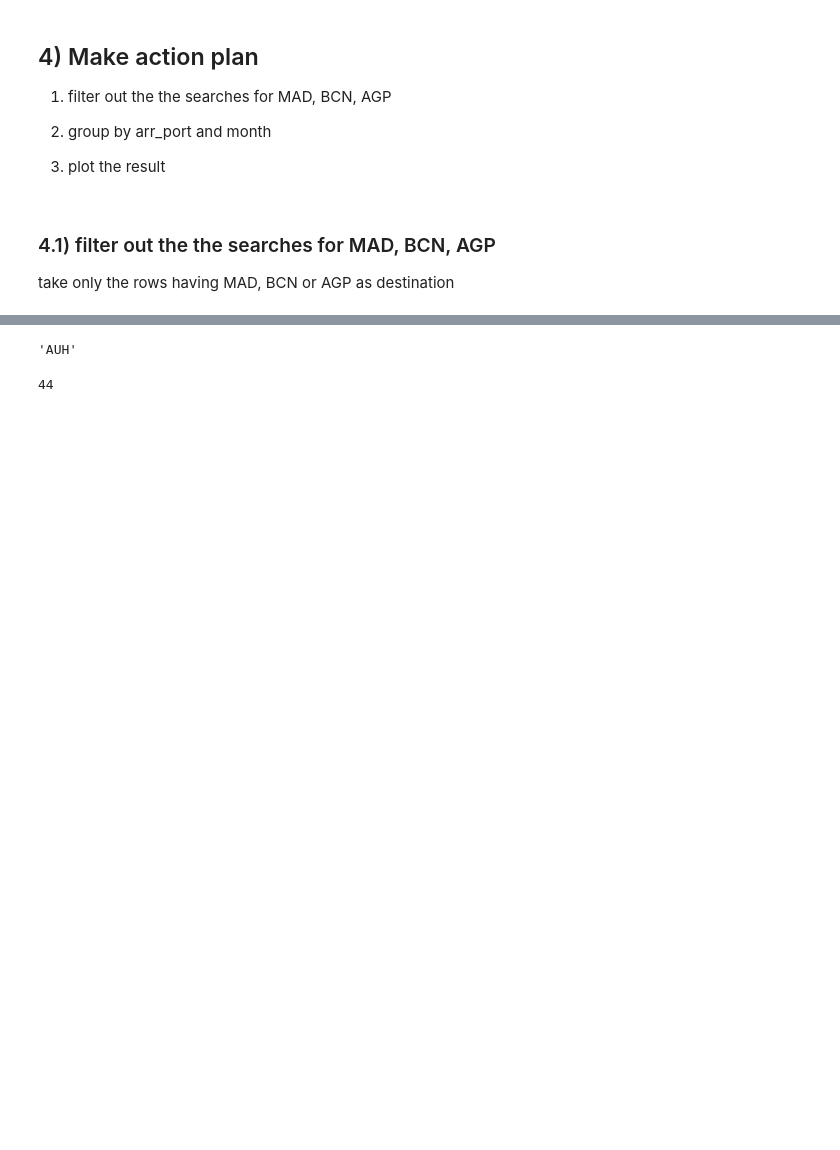
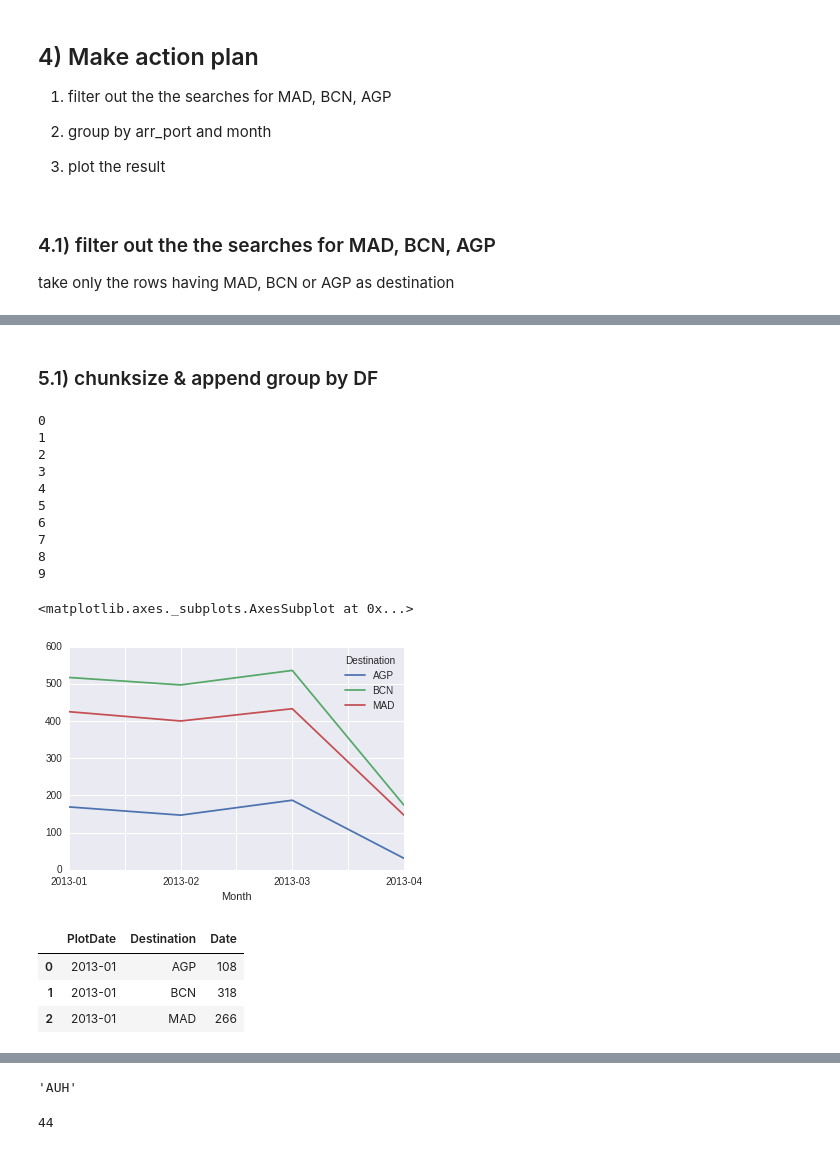
Before and after one commit to IgorAramb/DS_Master_A1_Chall, a Jupyter notebook: ch_03.ipynb, the cells around one changed output, grey strips where cells are left out. Drawn from its saved outputs; the diff is of its cells as text; code cells hidden in the pictures; blank space fills up the shorter version.

```diff
--- a/ch_03.ipynb
+++ b/ch_03.ipynb
@@ -107,0 +543,55 @@ Option 1)
+# %% [markdown]
+### 5.1) chunksize & append group by DF
+# %%
+#parse_dates ne radi jel ide preko svih linija
+
+import pandas as pd
+import numpy as np
+import matplotlib.pyplot as plt
+%matplotlib inline
+import seaborn as sns
+
+path='/home/dsc/Data/challenge'
+file_name='searches.sample.csv.bz2'
+#file_name='searches.csv.bz2'
+filepath=path+'/'+file_name
+
+sum_chunks=pd.DataFrame()
+bc=pd.read_csv(filepath,sep='^', usecols=['Date','Destination'], parse_dates=['Date'], chunksize=10000)
+#bc=pd.read_csv(filepath,sep='^', usecols=['Date','Destination'], parse_dates=['Date'], chunksize=1000000)
+
+for i,chunk in enumerate(bc):
+    print i
+    sFilter = chunk[chunk['Destination'].isin(['MAD','BCN','AGP'])].dropna().copy()
+    sFilter['PlotDate']=sFilter.Date.map(lambda x: "%d-%02d"%(x.year,x.month))
+    sFilter_gr=sFilter.groupby(['PlotDate','Destination'])
+
+    gr1=sFilter_gr.count().reset_index()
+    sum_chunks=sum_chunks.append(gr1)
+    #sum_chunks=sum_chunks.append(chunk_airports, ignore_index=True)
+#sum_chunks
+
+plot_data=sum_chunks.groupby(['PlotDate','Destination']).sum().reset_index()
+plot_data.rename(columns={'Date': 'Searches', 'PlotDate':'Month'}, inplace=True)
+fig=plot_data.pivot('Month','Destination','Searches').plot(grid=True)
+#fig.figure.set_size_inches(12,6)
+# %% [output]
+0
+1
+2
+3
+4
+5
+6
+7
+8
+9
+<matplotlib.axes._subplots.AxesSubplot at 0x...>
+[figure, added]
+# %%
+sum_chunks.groupby(['PlotDate','Destination']).sum().reset_index()
+# %% [output]
+|  | PlotDate | Destination | Date |
+| 0 | 2013-01 | AGP | 108 |
+| 1 | 2013-01 | BCN | 318 |
+| 2 | 2013-01 | MAD | 266 |
```
Also changed, not shown: parts of 138 cells of this notebook, 1 other file.
